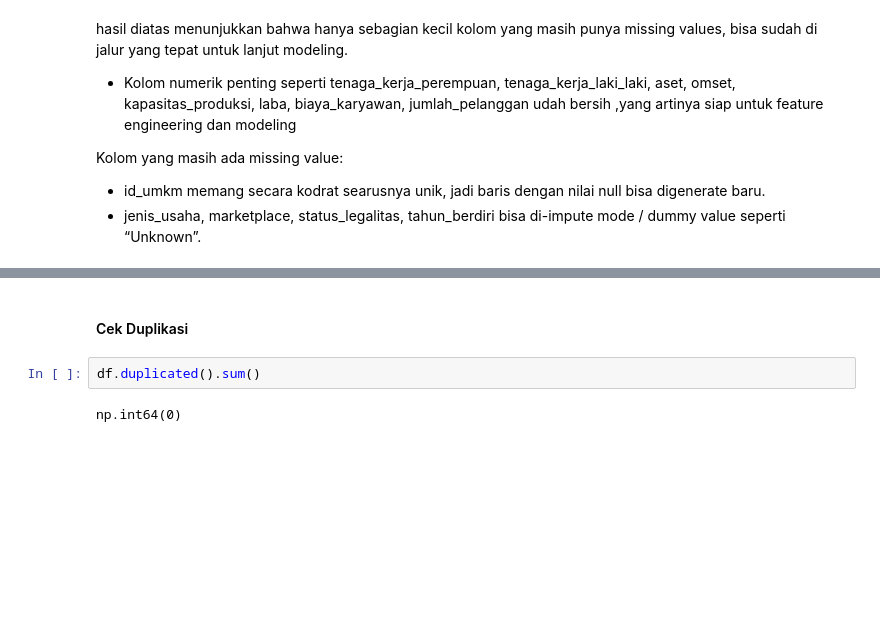
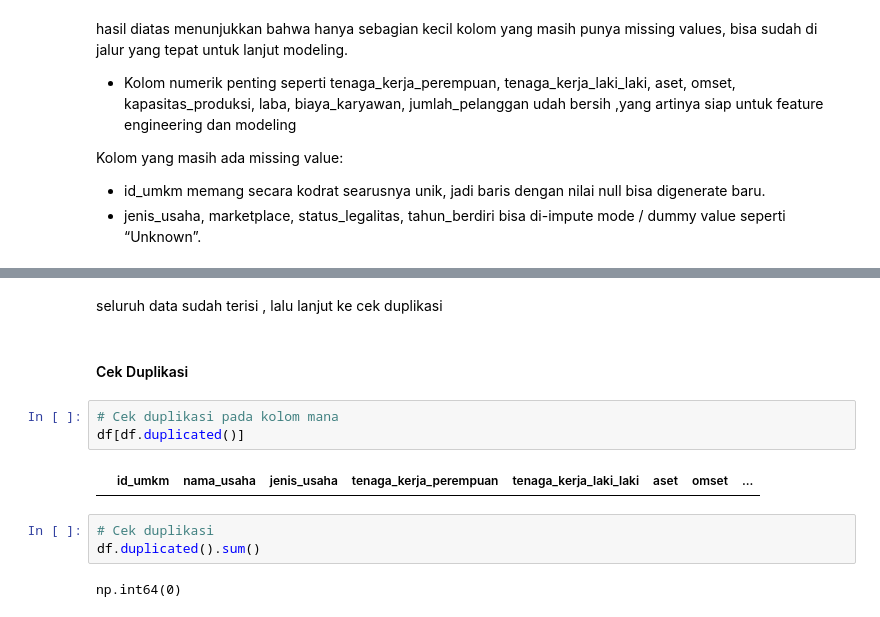
Before and after one commit to ProfDARA/dukunisasi_umkm, a Jupyter notebook: dukunisasiUMKM.ipynb, the cells around one changed output, grey strips where cells are left out. Saved outputs shown, nothing was run; the diff lists cells and outputs as text; blank space fills up the shorter version.

```diff
--- a/dukunisasiUMKM.ipynb
+++ b/dukunisasiUMKM.ipynb
@@ -260,6 +296,14 @@ ValueError: invalid literal for int() with base 10: 'unknown'
+# %% [markdown]
+seluruh data sudah terisi , lalu lanjut ke cek duplikasi
 # %% [markdown]
 #### Cek Duplikasi
 # %%
-df.duplicated().sum()
+# Cek duplikasi pada kolom mana
+df[df.duplicated()]
 # %% [output]
-np.int64(0)
+|  | id_umkm | nama_usaha | jenis_usaha | tenaga_kerja_perempuan | tenaga_kerja_laki_laki | aset | omset | ... |
+# %%
+# Cek duplikasi
+df.duplicated().sum()
+# %% [output]
+np.int64(0)
```
Also changed, not shown: parts of 9 cells of this notebook.
